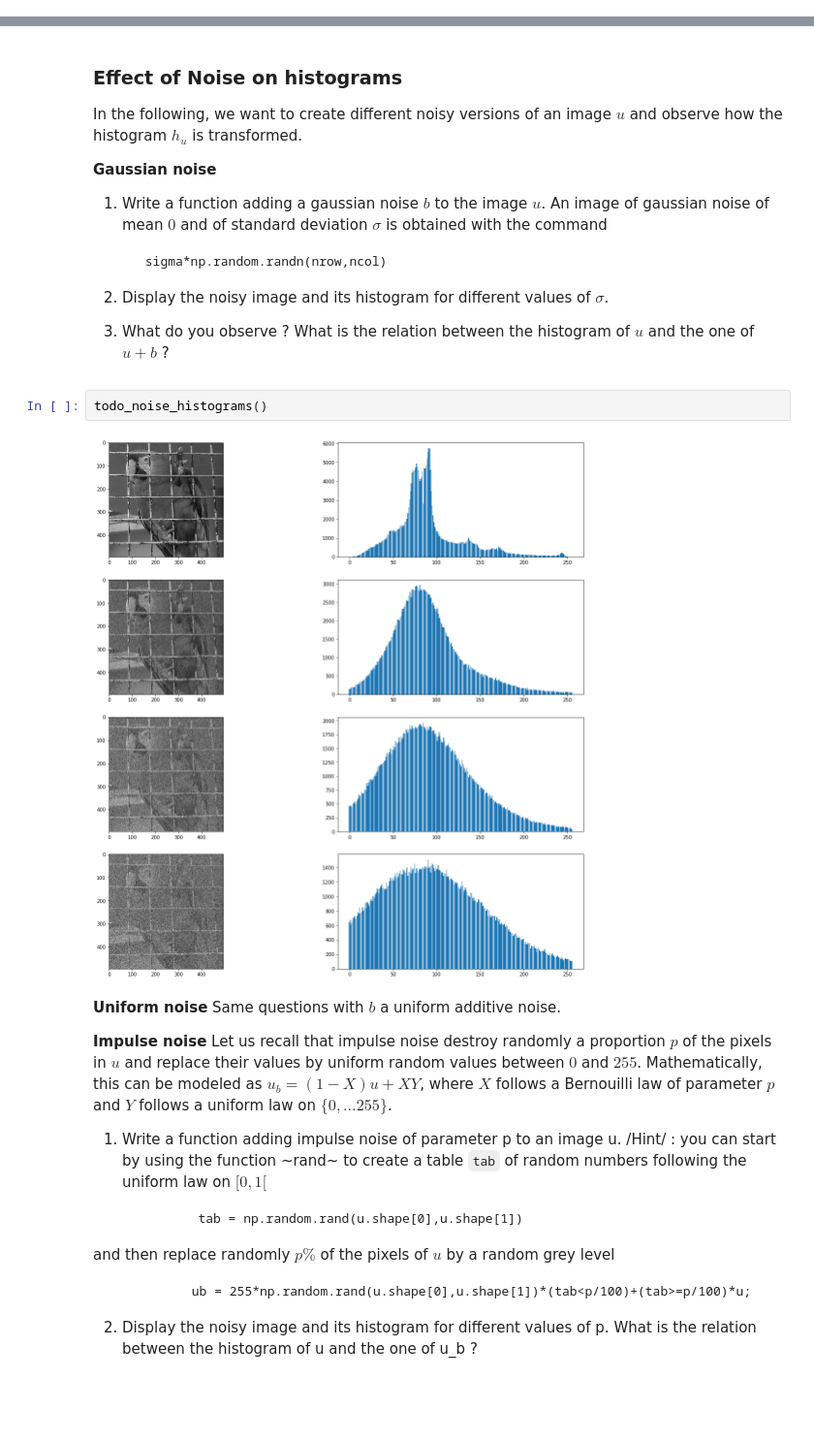
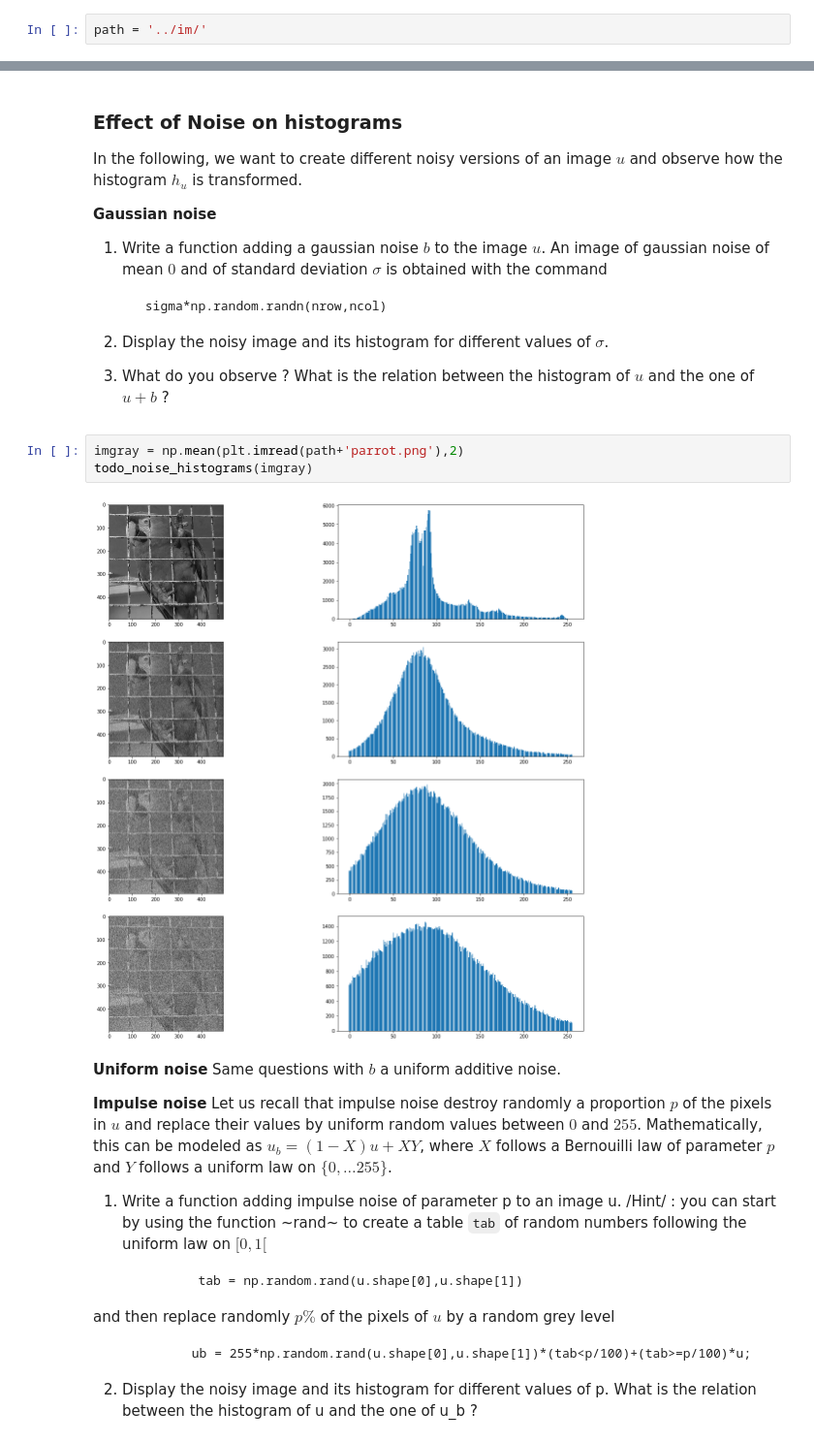
Before and after one commit to judelo/notebooks, a Jupyter notebook: python/TP_Radiometrie.ipynb, the cells around one changed output, grey strips where cells are left out. Shown at 97% size. Cells and saved outputs as stored; diff of their text form; blank space fills up the shorter version.

```diff
--- a/python/TP_Radiometrie.ipynb
+++ b/python/TP_Radiometrie.ipynb
@@ -9,3 +12,5 @@ You need first to download the file [TPimagePython.zip](http://w3.mi.parisdescar
+# %%
+path = '../im/'
 # %%
 import numpy as np
 import matplotlib.pyplot as plt
@@ -194,10 +201,11 @@ In the following, we want to create different noisy versions of an image $u$ and
 
 2. Display the noisy image and its histogram for different values of $\sigma$.
 3. What do you observe ? What is the relation between the histogram of $u$ and the one of $u+b$ ?
-# %%
-todo_noise_histograms()
-# %% [output]
-[figure, removed]
+# %%
+imgray = np.mean(plt.imread(path+'parrot.png'),2)
+todo_noise_histograms(imgray)
+# %% [output]
+[figure, added]
 # %% [markdown]
 **Uniform noise** Same questions with $b$ a uniform additive noise.
 
```
Also changed, not shown: parts of 12 cells of this notebook, 1 other file.
